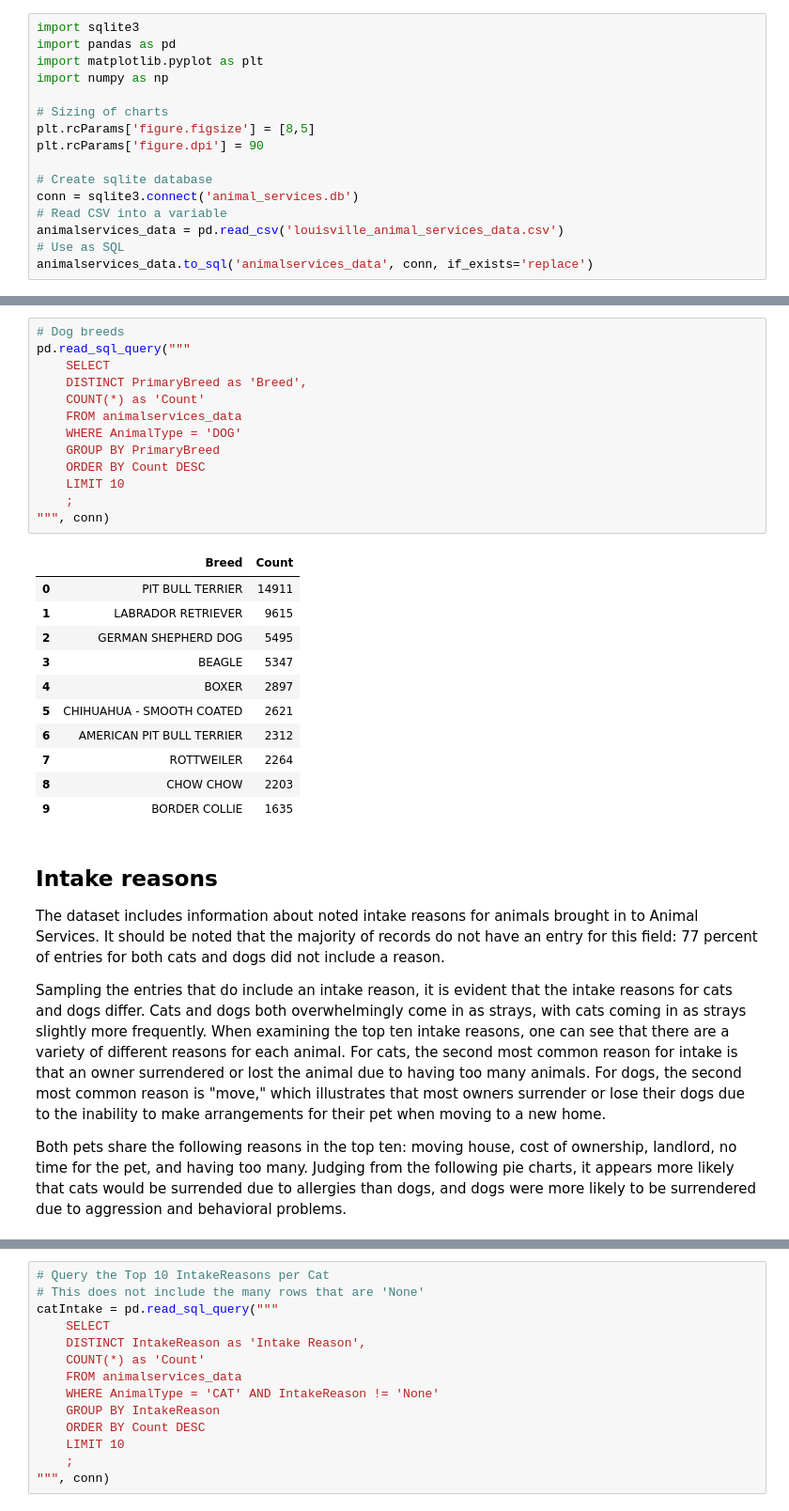
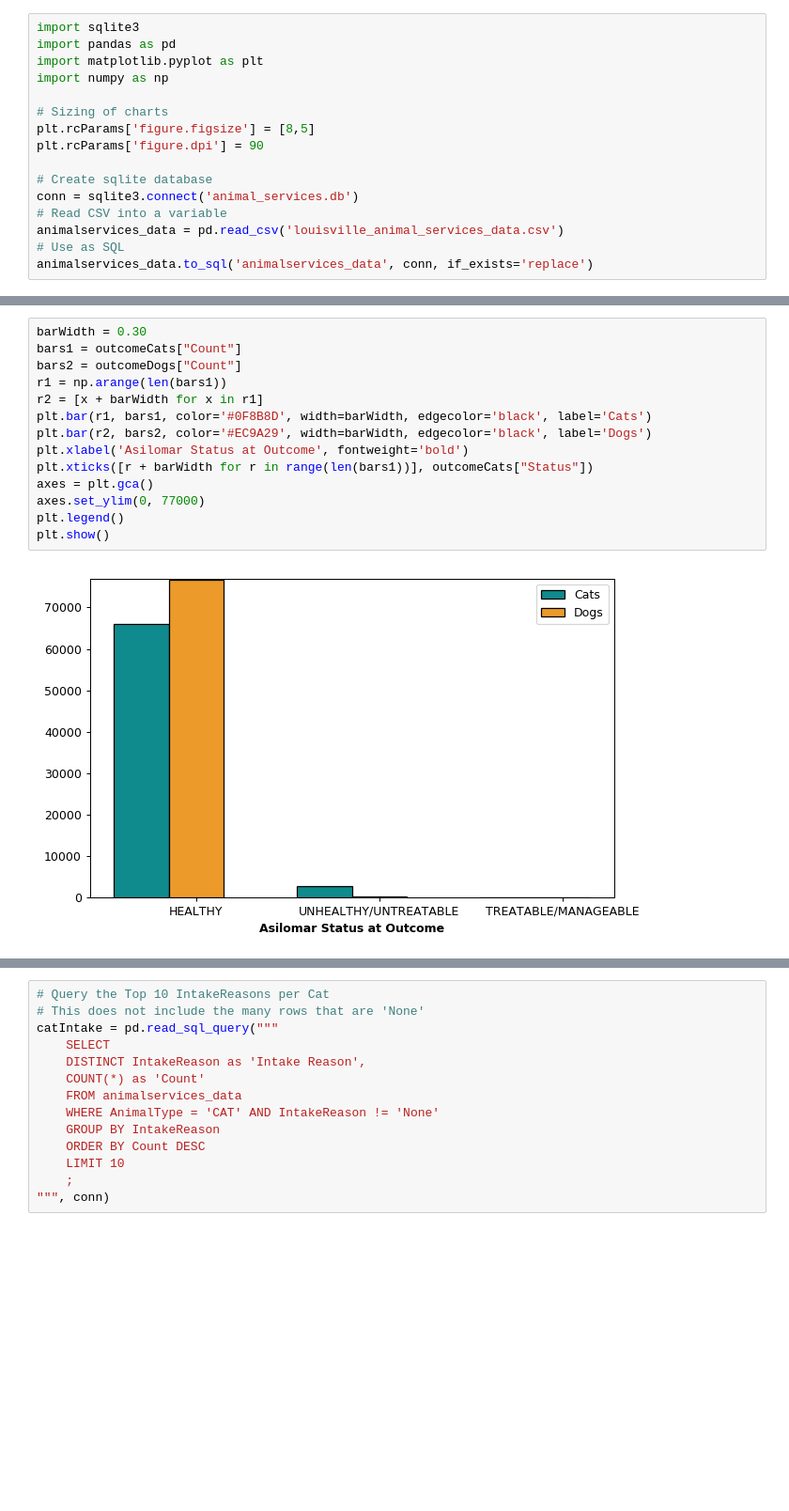
Before and after one commit to kangacopter/animalServicesAnalysis, a Jupyter notebook: AnimalServicesAnalysis.ipynb, the cells around one changed output, grey strips where cells are left out. Shown at 94% size. Saved outputs shown, nothing was run; the diff lists cells and outputs as text; blank space fills up the shorter version.

```diff
--- a/AnimalServicesAnalysis.ipynb
+++ b/AnimalServicesAnalysis.ipynb
@@ -169,32 +146,16 @@ pd.read_sql_query("""
-# %%
-# Dog breeds
-pd.read_sql_query("""
-    SELECT
-    DISTINCT PrimaryBreed as 'Breed',
-    COUNT(*) as 'Count'
-    FROM animalservices_data
-    WHERE AnimalType = 'DOG'
-    GROUP BY PrimaryBreed
-    ORDER BY Count DESC
-    LIMIT 10
-    ;
-""", conn)
-# %% [output]
-|  | Breed | Count |
-| 0 | PIT BULL TERRIER | 14911 |
-| 1 | LABRADOR RETRIEVER | 9615 |
-| 2 | GERMAN SHEPHERD DOG | 5495 |
-| 3 | BEAGLE | 5347 |
-| 4 | BOXER | 2897 |
-| 5 | CHIHUAHUA - SMOOTH COATED | 2621 |
-| 6 | AMERICAN PIT BULL TERRIER | 2312 |
-| 7 | ROTTWEILER | 2264 |
-| 8 | CHOW CHOW | 2203 |
-| 9 | BORDER COLLIE | 1635 |
-# %% [markdown]
-## Intake reasons
-The dataset includes information about noted intake reasons for animals brought in to Animal Services. It should be noted that the majority of records do not have an entry for this field: 77 percent of entries for both cats and dogs did not include a reason.
-
-Sampling the entries that do include an intake reason, it is evident that the intake reasons for cats and dogs differ. Cats and dogs both overwhelmingly come in as strays, with cats coming in as strays slightly more frequently. When examining the top ten intake reasons, one can see that there are a variety of different reasons for each animal. For cats, the second most common reason for intake is that an owner surrendered or lost the animal due to having too many animals. For dogs, the second most common reason is "move," which illustrates that most owners surrender or lose their dogs due to the inability to make arrangements for their pet when moving to a new home.
-
-Both pets share the following reasons in the top ten: moving house, cost of ownership, landlord, no time for the pet, and having too many. Judging from the following pie charts, it appears more likely that cats would be surrended due to allergies than dogs, and dogs were more likely to be surrendered due to aggression and behavioral problems.
+# %%
+barWidth = 0.30
+bars1 = outcomeCats["Count"]
+bars2 = outcomeDogs["Count"]
+r1 = np.arange(len(bars1))
+r2 = [x + barWidth for x in r1]
+plt.bar(r1, bars1, color='#0F8B8D', width=barWidth, edgecolor='black', label='Cats')
+plt.bar(r2, bars2, color='#EC9A29', width=barWidth, edgecolor='black', label='Dogs')
+plt.xlabel('Asilomar Status at Outcome', fontweight='bold')
+plt.xticks([r + barWidth for r in range(len(bars1))], outcomeCats["Status"])
+axes = plt.gca()
+axes.set_ylim(0, 77000)
+plt.legend()
+plt.show()
+# %% [output]
+[figure, added]
```
Also changed, not shown: parts of 26 cells of this notebook, 2 other files.
